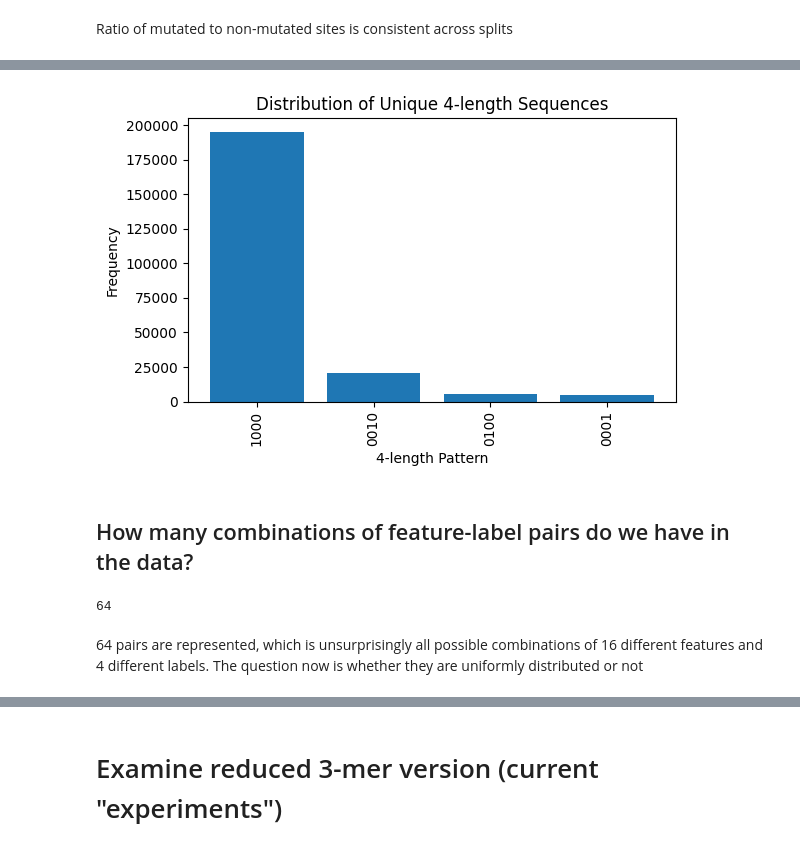
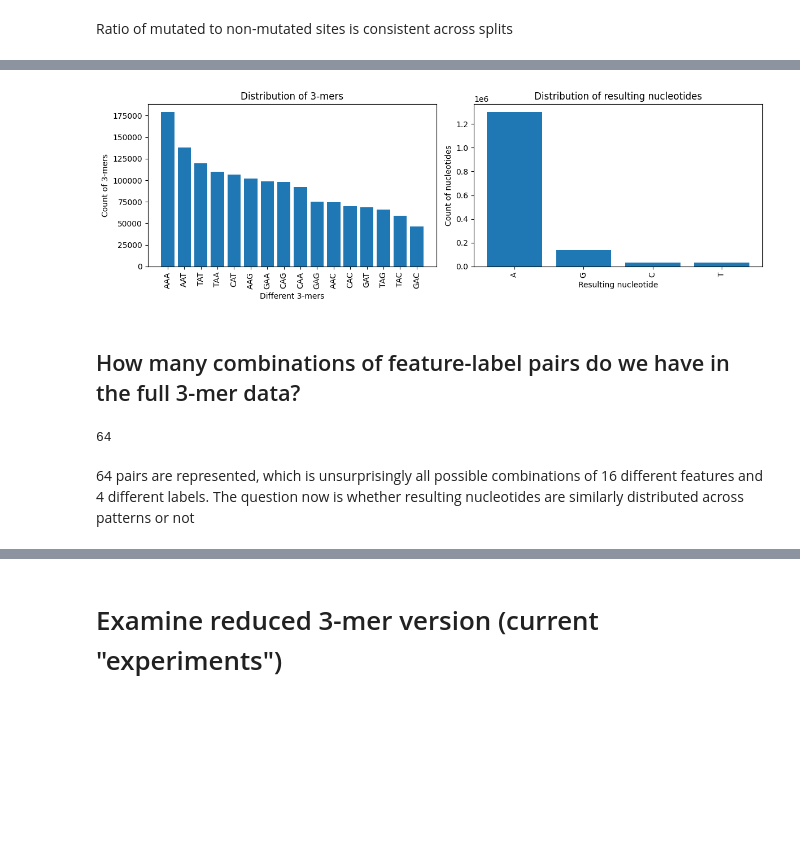
Before and after one commit to grnimrod/mutation-probs-nn, a Jupyter notebook: src/experiments.ipynb, the cells around one changed output, grey strips where cells are left out. Saved outputs shown, nothing was run; the diff lists cells and outputs as text; code cells hidden in the pictures; blank space fills up the shorter version.

```diff
--- a/src/experiments.ipynb
+++ b/src/experiments.ipynb
@@ -161,20 +67,0 @@ plt.show()
-# %%
-sequence_counts = Counter(tuple(x) for x in y_val)
-
-# Sort by frequency
-sorted_items = sorted(sequence_counts.items(), key=lambda item: item[1], reverse=True)
-patterns, counts = zip(*sorted_items)
-
-# Convert patterns to readable strings for labeling
-labels = [''.join(map(str, p)) for p in patterns]
-
-plt.figure(figsize=(6, 4))
-plt.bar(range(len(counts)), counts)
-plt.xticks(range(len(labels)), labels, rotation=90)
-plt.xlabel("4-length Pattern")
-plt.ylabel("Frequency")
-plt.title("Distribution of Unique 4-length Sequences")
-plt.tight_layout()
-plt.show()
-# %% [output]
-[figure, removed]
@@ -187,3 +68,34 @@ df.to_csv("/home/grnimrod/MutationAnalysis/Nimrod/data/processed/DNM_3mer_A.tsv"
+# %%
+df = pd.read_csv("/home/grnimrod/MutationAnalysis/Nimrod/data/processed/3mer_full_A.tsv", sep="\t")
+# %%
+context_counts = df["context"].value_counts().to_dict()
+sorted_context_counts = sorted(context_counts.items(), key=lambda item: item[1], reverse=True)
+patterns, context_counts = zip(*sorted_context_counts)
+
+df["mut_type"] = df["type"].str[-1]
+mut_counts = df["mut_type"].value_counts().to_dict()
+sorted_mut_counts = sorted(mut_counts.items(), key=lambda item: item[1], reverse=True)
+mutations, mut_counts = zip(*sorted_mut_counts)
+
+plt.figure(figsize=(12, 4))
+plt.subplot(121)
+plt.bar(range(len(context_counts)), context_counts)
+plt.xticks(range(len(patterns)), patterns, rotation=90)
+plt.xlabel("Different 3-mers")
+plt.ylabel("Count of 3-mers")
+plt.title("Distribution of 3-mers")
+plt.tight_layout()
+
+plt.subplot(122)
+plt.bar(range(len(mut_counts)), mut_counts)
+plt.xticks(range(len(mutations)), mutations, rotation=90)
+plt.xlabel("Resulting nucleotide")
+plt.ylabel("Count of nucleotides")
+plt.title("Distribution of resulting nucleotides")
+plt.tight_layout()
+plt.show()
+# %% [output]
+[figure, added]
 # %% [markdown]
-## How many combinations of feature-label pairs do we have in the data?
+## How many combinations of feature-label pairs do we have in the full 3-mer data?
 # %%
@@ -200,7 +112,7 @@ len(list_of_unique_pairs)
 # %% [output]
 64
 # %% [markdown]
-64 pairs are represented, which is unsurprisingly all possible combinations of 16 different features and 4 different labels. The question now is whether they are uniformly distributed or not
+64 pairs are represented, which is unsurprisingly all possible combinations of 16 different features and 4 different labels. The question now is whether resulting nucleotides are similarly distributed across patterns or not
 # %%
 temp_df = pd.DataFrame(df["context"])
 
```
Also changed, not shown: parts of 30 cells of this notebook.
